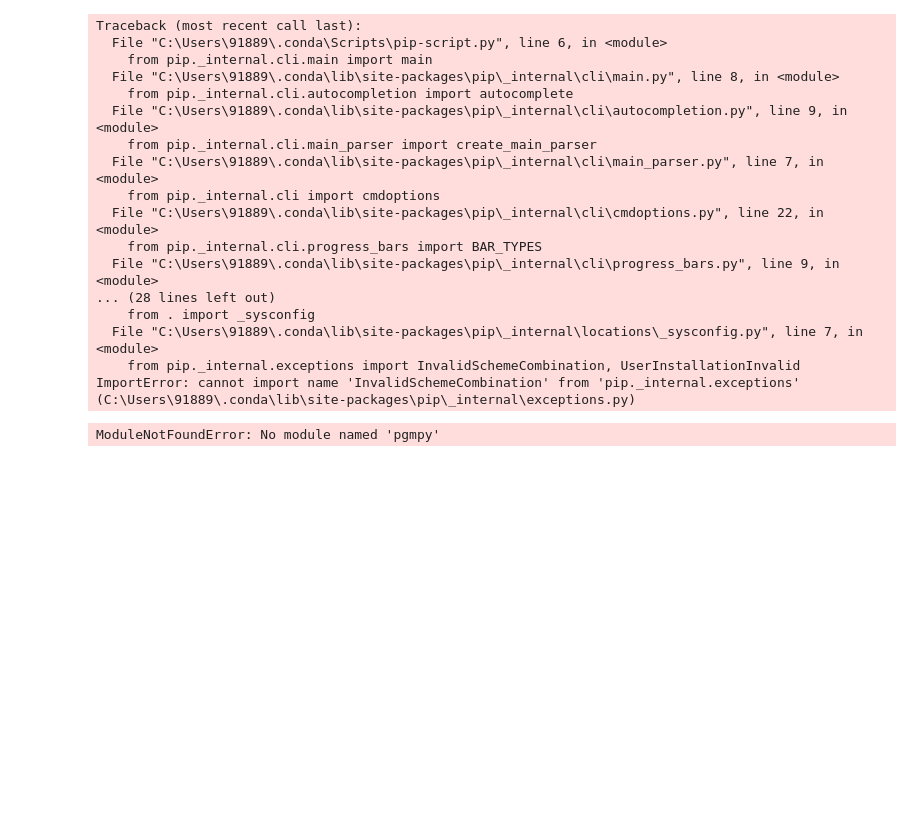
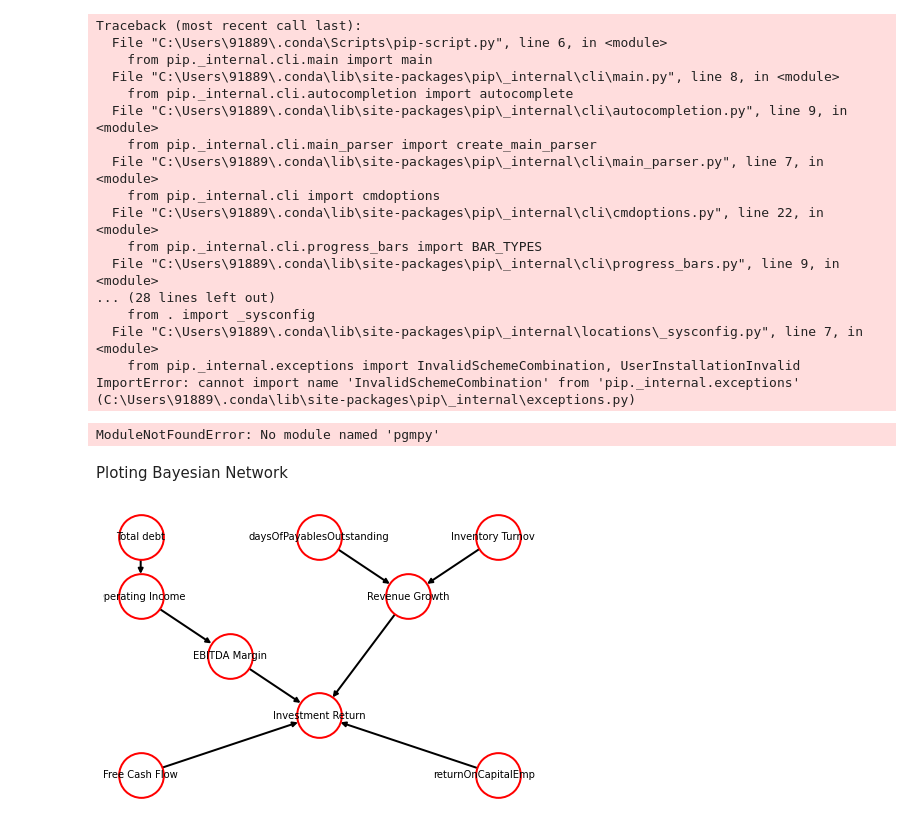
Before and after one commit to ankitladva11/Investment_Return_Classification_using_PGM, a Jupyter notebook: Probability_Graph_Models_Project.ipynb, the cells around one changed output. Saved outputs shown, nothing was run; the diff lists cells and outputs as text; code cells hidden in the pictures; blank space fills up the shorter version.

Commit message:
Graph added

```diff
--- a/Probability_Graph_Models_Project.ipynb
+++ b/Probability_Graph_Models_Project.ipynb
@@ -343,0 +330,25 @@ ModuleNotFoundError: No module named 'pgmpy'
+# %% [markdown]
+Ploting Bayesian Network
+# %%
+import networkx as nx
+import matplotlib.pyplot as plt
+edges = [('Total debt', 'Operating Income'), ('Operating Income', 'EBITDA Margin'), ('EBITDA Margin', 'Investment Return'), ('daysOfPayablesOutstanding', 'Revenue Growth'),('Revenue Growth','Investment Return'), ('Inventory Turnover', 'Revenue Growth'), ('Free Cash Flow', 'Investment Return'), ('returnOnCapitalEmployed', 'Investment Return')]
+g = nx.DiGraph()
+
+for i in edges:
+  g.add_edge(i[0], i[1])
+
+pos = {'Total debt': (-3,3), 'Operating Income':(-3,2), 'EBITDA Margin':(-1.5,1), 'Investment Return':(0,0), 'Revenue Growth':(1.5,2), 'daysOfPayablesOutstanding':(0,3), 'Inventory Turnover':(3,3), 'Free Cash Flow':(-3,-1), 'returnOnCapitalEmployed':(3,-1)}
+
+options = {
+    "font_size": 10,
+    "node_size": 2000,
+    "node_color": "white",
+    "edgecolors": "red",
+    "linewidths": 2,
+    "width": 2,
+}
+
+nx.draw(g, **options, with_labels = True, pos=pos)
+# %% [output]
+[figure, added]
```
Also changed, not shown: parts of 2 cells of this notebook.
